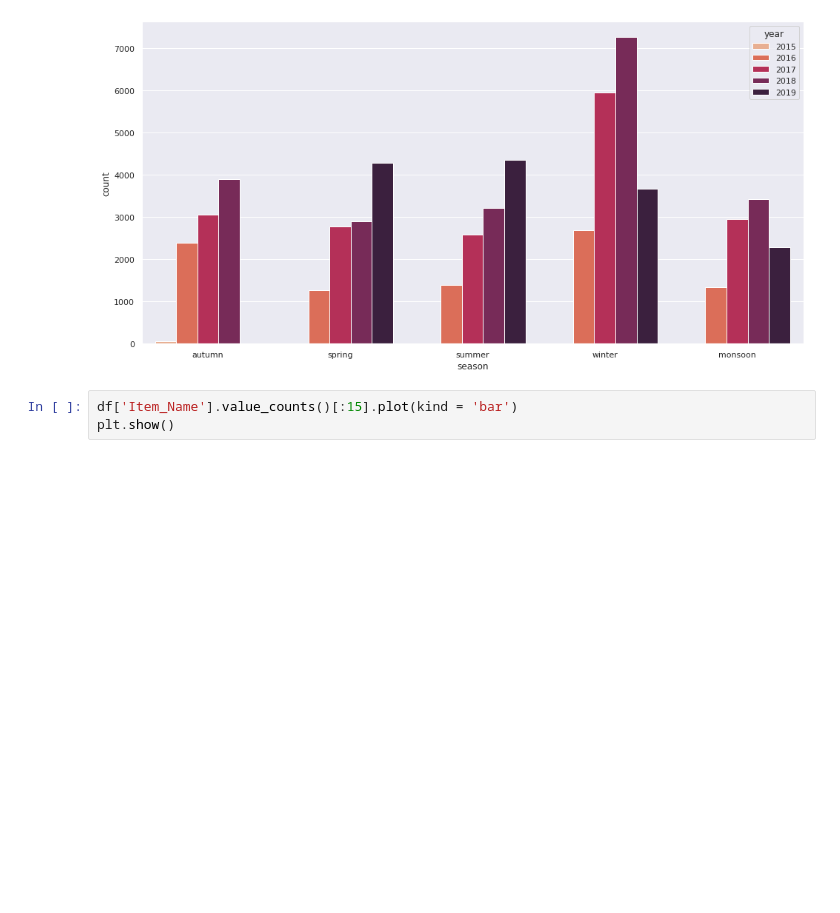
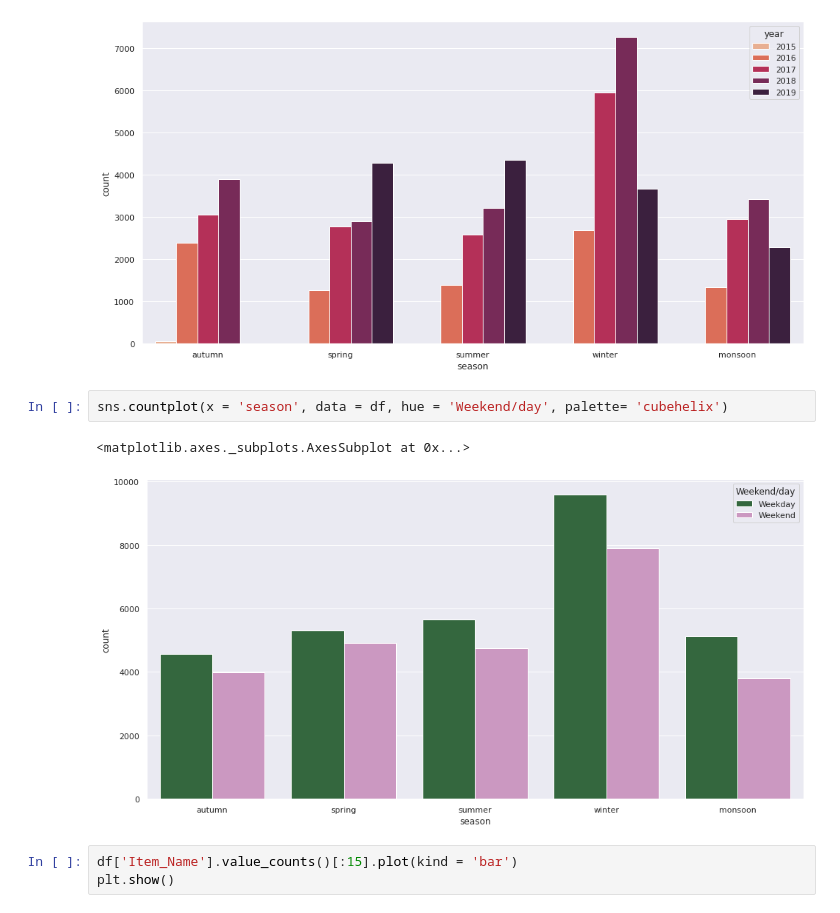
Before and after one commit to joyb05/Market-Basket-Analysis-Restaurant-Dataset, a Jupyter notebook: Market_Basket_Analysis_Restaurant_Dataset.ipynb, the cells around one changed output. Drawn from its saved outputs; the diff is of its cells as text; blank space fills up the shorter version.

```diff
--- a/Market_Basket_Analysis_Restaurant_Dataset.ipynb
+++ b/Market_Basket_Analysis_Restaurant_Dataset.ipynb
@@ -132,6 +132,11 @@ sns.countplot(x = 'season', data = df, hue = 'year', palette = 'rocket_r')
 # %% [output]
 <matplotlib.axes._subplots.AxesSubplot at 0x...>
 [figure]
+# %%
+sns.countplot(x = 'season', data = df, hue = 'Weekend/day', palette= 'cubehelix')
+# %% [output]
+<matplotlib.axes._subplots.AxesSubplot at 0x...>
+[figure, added]
 # %%
 df['Item_Name'].value_counts()[:15].plot(kind = 'bar')
 plt.show()
```
Also changed, not shown: parts of 11 cells of this notebook.
